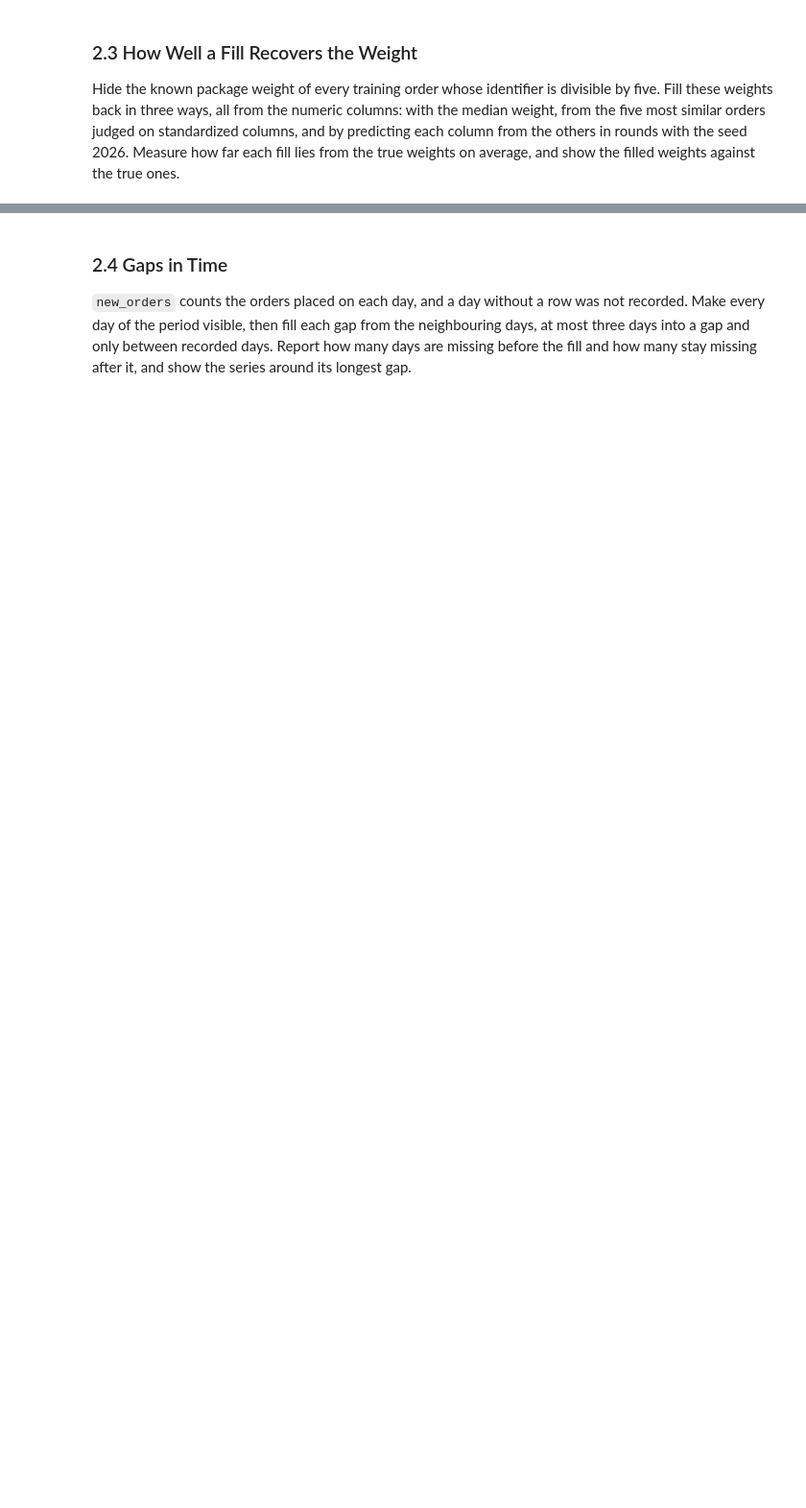
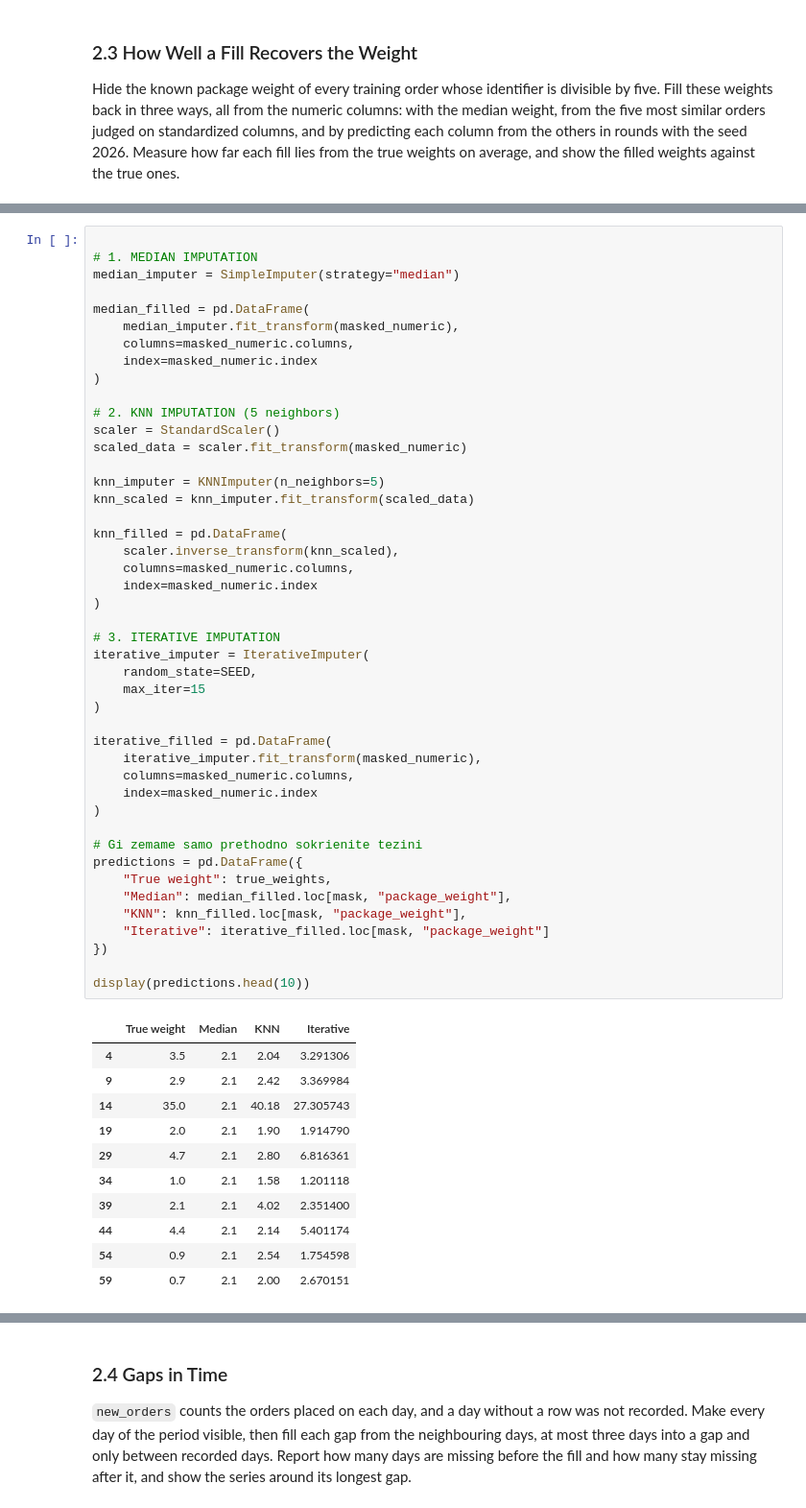
Before and after one commit to andrejgruevski/data-science, a Jupyter notebook: labs/03-online-orders/notebook.ipynb, the cells around one changed output, grey strips where cells are left out. Shown at 96% size. Cells and saved outputs as stored; diff of their text form; blank space fills up the shorter version.

```diff
--- a/labs/03-online-orders/notebook.ipynb
+++ b/labs/03-online-orders/notebook.ipynb
@@ -360,0 +534,57 @@ Hide the known package weight of every training order whose identifier is divisi
+# %%
+
+# 1. MEDIAN IMPUTATION
+median_imputer = SimpleImputer(strategy="median")
+
+median_filled = pd.DataFrame(
+    median_imputer.fit_transform(masked_numeric),
+    columns=masked_numeric.columns,
+    index=masked_numeric.index
+)
+
+# 2. KNN IMPUTATION (5 neighbors)
+scaler = StandardScaler()
+scaled_data = scaler.fit_transform(masked_numeric)
+
+knn_imputer = KNNImputer(n_neighbors=5)
+knn_scaled = knn_imputer.fit_transform(scaled_data)
+
+knn_filled = pd.DataFrame(
+    scaler.inverse_transform(knn_scaled),
+    columns=masked_numeric.columns,
+    index=masked_numeric.index
+)
+
+# 3. ITERATIVE IMPUTATION
+iterative_imputer = IterativeImputer(
+    random_state=SEED,
+    max_iter=15
+)
+
+iterative_filled = pd.DataFrame(
+    iterative_imputer.fit_transform(masked_numeric),
+    columns=masked_numeric.columns,
+    index=masked_numeric.index
+)
+
+# Gi zemame samo prethodno sokrienite tezini
+predictions = pd.DataFrame({
+    "True weight": true_weights,
+    "Median": median_filled.loc[mask, "package_weight"],
+    "KNN": knn_filled.loc[mask, "package_weight"],
+    "Iterative": iterative_filled.loc[mask, "package_weight"]
+})
+
+display(predictions.head(10))
+# %% [output]
+|  | True weight | Median | KNN | Iterative |
+| 4 | 3.5 | 2.1 | 2.04 | 3.291306 |
+| 9 | 2.9 | 2.1 | 2.42 | 3.369984 |
+| 14 | 35.0 | 2.1 | 40.18 | 27.305743 |
+| 19 | 2.0 | 2.1 | 1.90 | 1.914790 |
+| 29 | 4.7 | 2.1 | 2.80 | 6.816361 |
+| 34 | 1.0 | 2.1 | 1.58 | 1.201118 |
+| 39 | 2.1 | 2.1 | 4.02 | 2.351400 |
+| 44 | 4.4 | 2.1 | 2.14 | 5.401174 |
+| 54 | 0.9 | 2.1 | 2.54 | 1.754598 |
+| 59 | 0.7 | 2.1 | 2.00 | 2.670151 |
```
Also changed, not shown: parts of 13 cells of this notebook.
